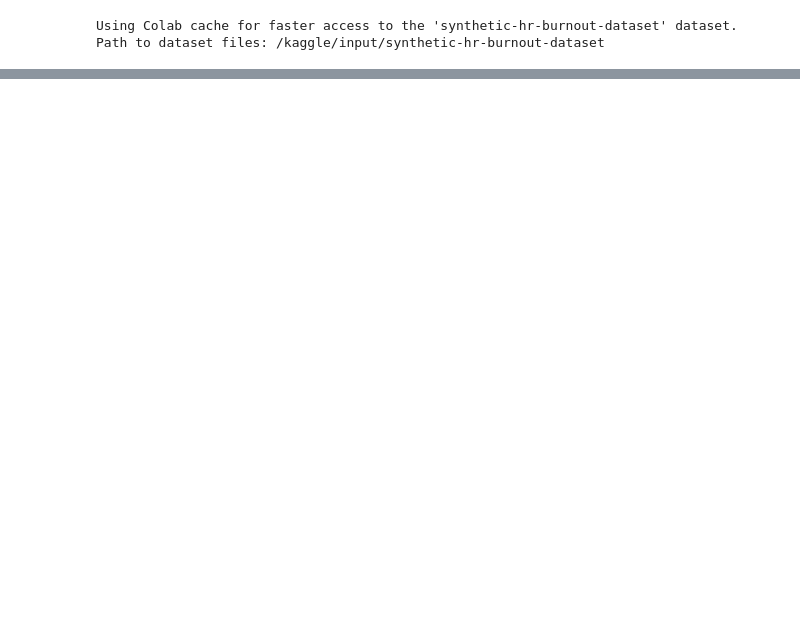
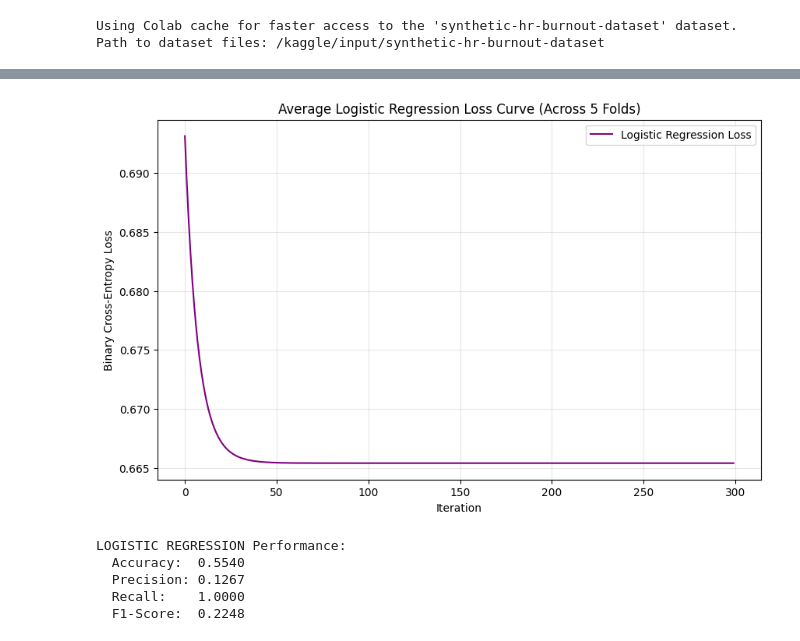
Before and after one commit to 7mid056/synthetic_employee_burnout, a Jupyter notebook: synthetic_employee_burnout.ipynb, the cells around one changed output, grey strips where cells are left out. Drawn from its saved outputs; the diff is of its cells as text; code cells hidden in the pictures; blank space fills up the shorter version.

```diff
--- a/synthetic_employee_burnout.ipynb
+++ b/synthetic_employee_burnout.ipynb
@@ -27,0 +201,35 @@ df.head()
+# %%
+n_splits = 5 # K=5 Folds
+
+# Stratified 5-Fold Cross-Validation, shuffled
+skf = StratifiedKFold(n_splits=n_splits, shuffle=True, random_state=42)
+# %%
+lr_losses    = []
+lr_accuracy  = []
+lr_precision = []
+lr_recall    = []
+lr_f1        = []
+# %%
+for fold_idx, (train_index, test_index) in enumerate(skf.split(X, y)):
+    print(f"\nFold {fold_idx + 1}/{n_splits}")
+
+    X_train, X_test = X.iloc[train_index], X.iloc[test_index]
+    y_train, y_test = y.iloc[train_index], y.iloc[test_index]
+    # Train
+    theta, losses = gradient_descent(X_train, y_train, learning_rate=0.3, n_iters=300)
+
+    # Validate
+    y_pred_proba = sigmoid(np.dot(X_test, theta))
+    y_pred = (y_pred_proba >= 0.5).astype(int)
+
+    # Calculate evaluation metrics
+    accuracy  = accuracy_score(y_test, y_pred)
+    precision = precision_score(y_test, y_pred, zero_division=0)
+    recall    = recall_score(y_test, y_pred, zero_division=0)
+    f1        = f1_score(y_test, y_pred, zero_division=0)
+    # Store results
+    lr_losses.append(losses)
+    lr_accuracy.append(accuracy)
+    lr_precision.append(precision)
+    lr_recall.append(recall)
+    lr_f1.append(f1)
@@ -27,0 +242,24 @@ df.head()
+# %%
+avg_loss = np.mean(lr_losses, axis=0)
+plt.figure(figsize=(10, 6))
+plt.plot(avg_loss, label='Logistic Regression Loss', color='purple')
+plt.title('Average Logistic Regression Loss Curve (Across 5 Folds)')
+plt.xlabel('Iteration')
+plt.ylabel('Binary Cross-Entropy Loss')
+plt.legend()
+plt.grid(True, alpha=0.3)
+plt.show()
+# %% [output]
+[figure, added]
+# %%
+print("LOGISTIC REGRESSION Performance:")
+print(f"  Accuracy:  {np.mean(lr_accuracy):.4f}")
+print(f"  Precision: {np.mean(lr_precision):.4f}")
+print(f"  Recall:    {np.mean(lr_recall):.4f}")
+print(f"  F1-Score:  {np.mean(lr_f1):.4f}")
+# %% [output]
+LOGISTIC REGRESSION Performance:
+  Accuracy:  0.5540
+  Precision: 0.1267
+  Recall:    1.0000
+  F1-Score:  0.2248
```
Also changed, not shown: parts of 16 cells of this notebook.
